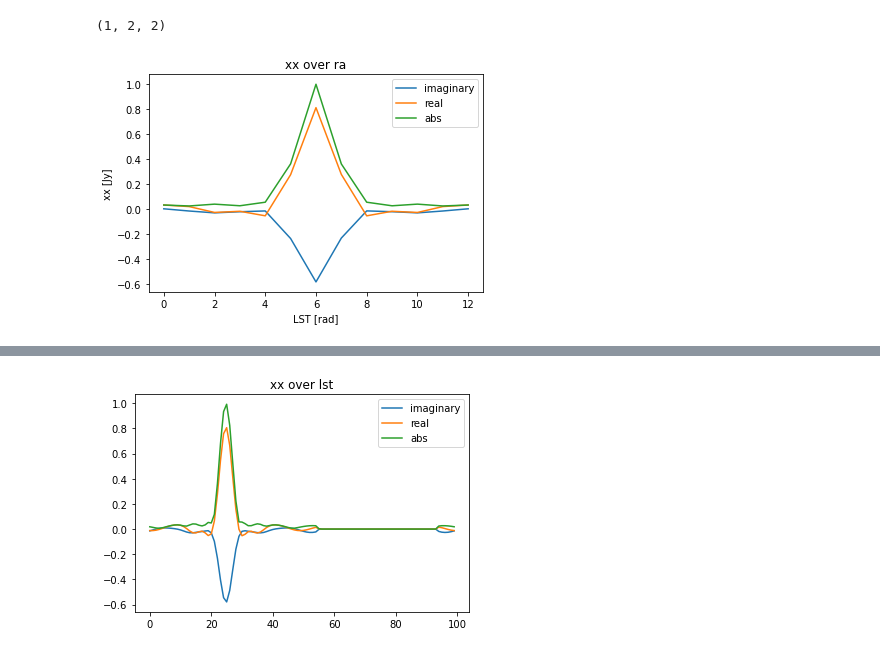
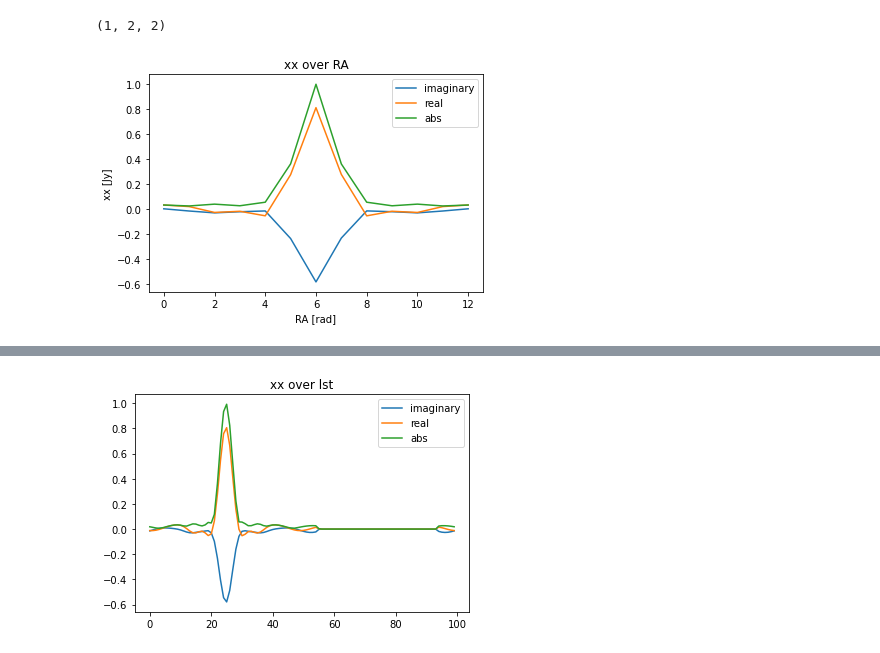
Before and after one commit to 3276908917/skyflux, a Jupyter notebook: notebooks/debugging/pure_J.ipynb, the cells around one changed output, grey strips where cells are left out. Drawn from its saved outputs; the diff is of its cells as text; code cells hidden in the pictures.

Commit message:
Greatly expanded the labeling scheme
We are re-using a plotting function which compresses the code quite a bit

```diff
--- a/notebooks/debugging/pure_J.ipynb
+++ b/notebooks/debugging/pure_J.ipynb
@@ -99,33 +99,49 @@ xx: (0.31718473517814755-0.24593409765985316j)
 yy: (0.3904975309365466-0.30367048435532645j)
 (1, 2, 2)
 # %%
-dec_decf = np.radians(-30.72)
+def stokes_plotter(dv_dict, dv_label):
+    plt.clf()
 
-ra_decf = 0
+    x = dv_dict[dv_dict['label']]
 
-list_xx = []
+    dv_list = dv_dict[dv_label]
 
-while ra_decf <= 120:
-    J_decf = sf.stokes.create_J(
-        ra=np.radians(ra_decf), dec=dec_decf, lst=np.pi/3, radians=True
-    )
-    list_xx.append(J_decf[0][0][0])
-    ra_decf += 10
+    im = np.imag(dv_list)
+    re = np.real(dv_list)
+    ab = np.abs(dv_list)
+    plt.plot(im, label="imaginary")
+    plt.plot(re, label="real")
+    plt.plot(ab, label="abs")
 
-list_xx = np.array(list_xx)
+    plt.title(dv_label + " over " + dv_dict['label'])
+    plt.legend()
+    plt.xlabel(dv_dict['label'] + " [rad]")
+    plt.ylabel(dv_label + " [Jy]")
 
-im = np.imag(list_xx)
-re = np.real(list_xx)
-ab = np.abs(list_xx)
-plt.plot(im, label="imaginary")
-plt.plot(re, label="real")
-plt.plot(ab, label="abs")
-
-plt.title("xx over ra")
-plt.legend()
-plt.xlabel("LST [rad]")
-plt.ylabel("xx [Jy]")
-
-plt.show()
+    plt.show()
-# %% [output]
-[figure, removed]
+# %%
+dec_decf = np.radians(-30.72)
+ra_decf = 0
+list_xx_over_ra = []
+list_yy_over_ra = []
+list_ra = []
+
+while ra_decf <= 120:
+    J_decf = sf.stokes.create_J(
+        ra=np.radians(ra_decf), dec=dec_decf, lst=np.pi/3, radians=True
+    )
+    list_ra.append(ra_decf)
+    list_xx_over_ra.append(J_decf[0][0][0])
+    list_yy_over_ra.append(J_decf[0][1][1])
+    ra_decf += 10
+
+dict_ra = {
+    'label': 'RA',
+    'RA': list_ra,
+    'xx': np.array(list_xx_over_ra),
+    'yy': np.array(list_yy_over_ra)
+}
+# %%
+stokes_plotter(dict_ra, 'xx')
+# %% [output]
+[figure, added]
```
Also changed, not shown: parts of 9 cells of this notebook.
